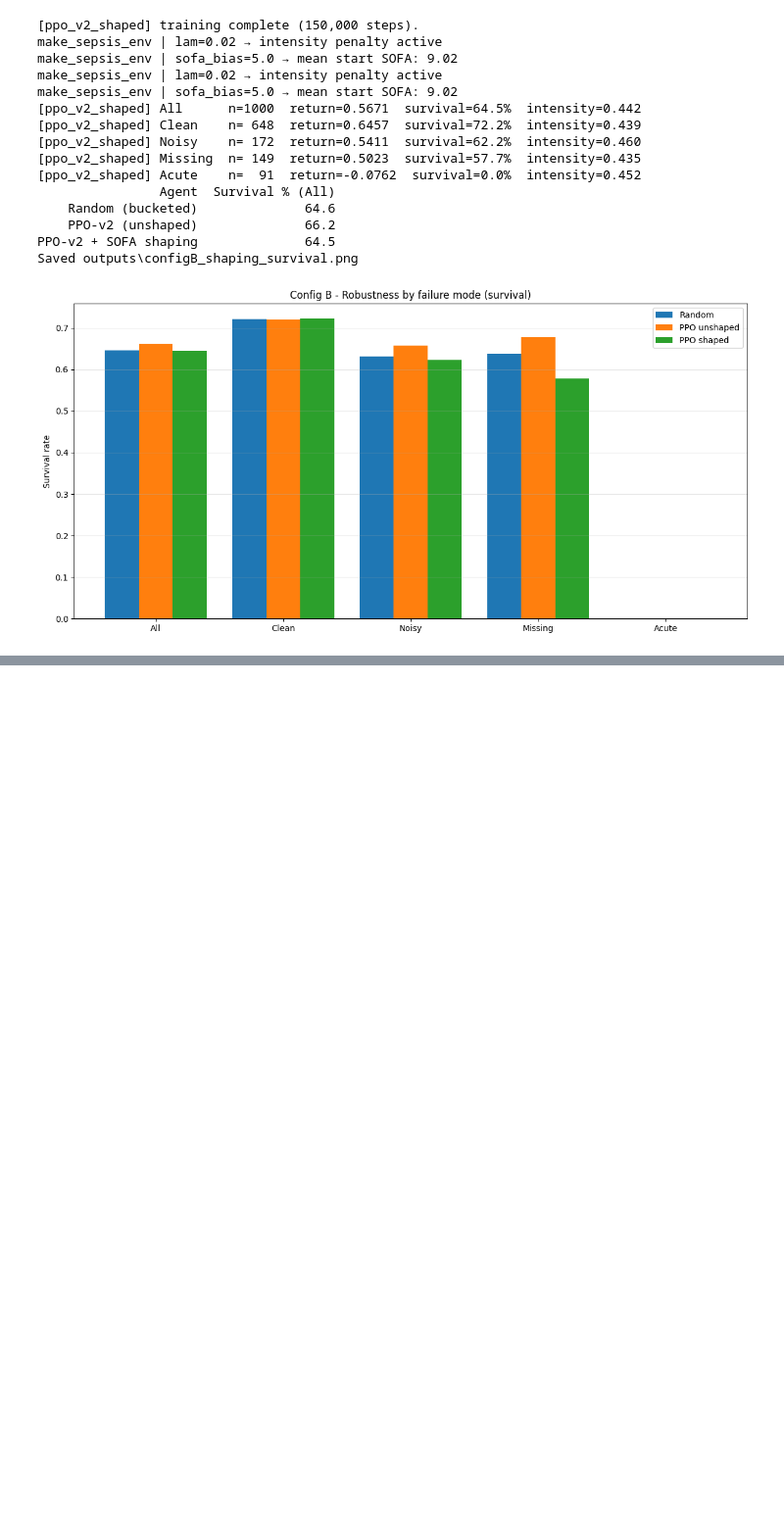
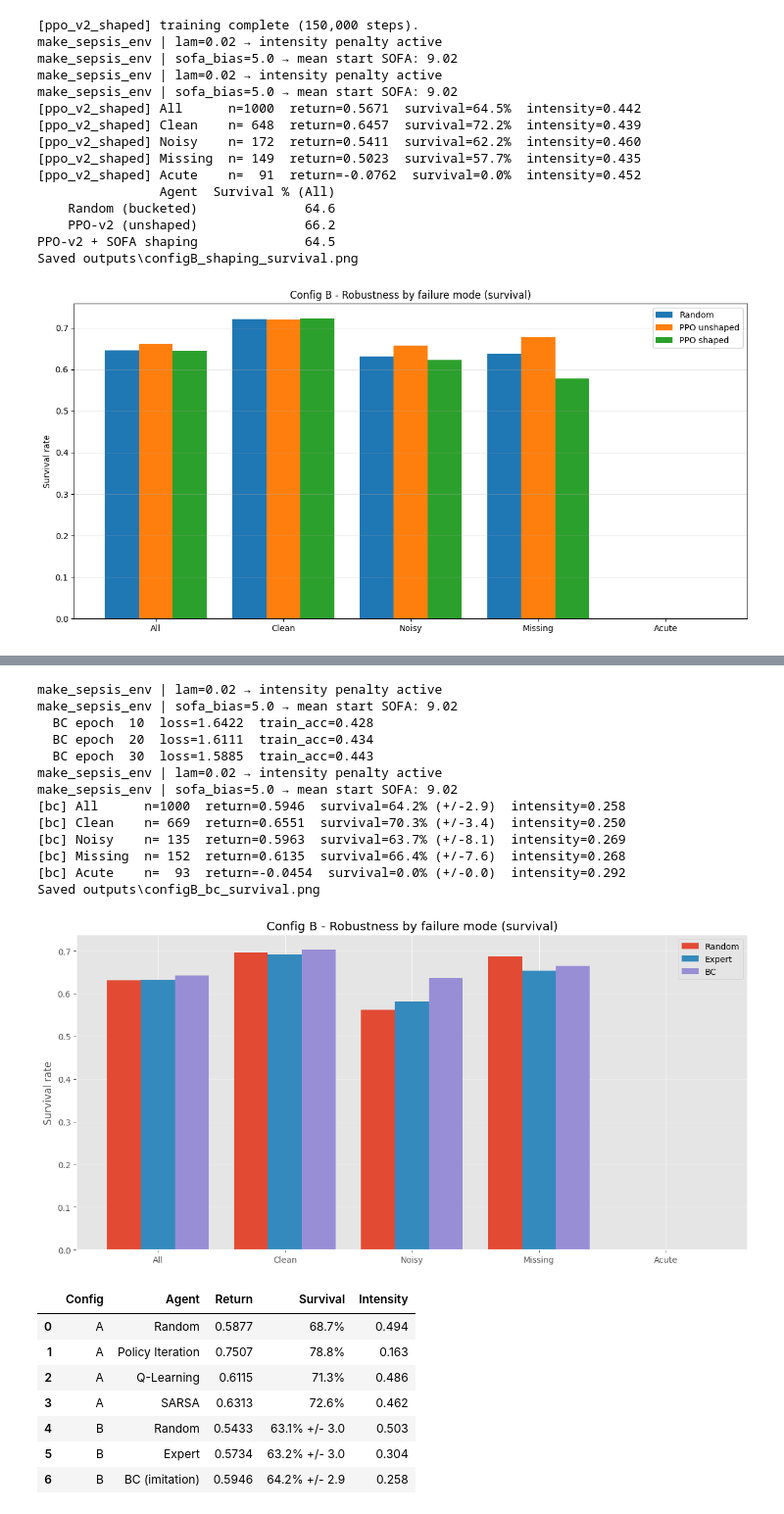
Before and after one commit to tiagoslantunes/rl-icu-sepsis, a Jupyter notebook: rl_sepsis_projectB.ipynb, the cells around one changed output, grey strips where cells are left out. Shown at 98% size. Cells and saved outputs as stored; diff of their text form; code cells hidden in the pictures; blank space fills up the shorter version.

```diff
--- a/rl_sepsis_projectB.ipynb
+++ b/rl_sepsis_projectB.ipynb
@@ -576,0 +656,30 @@ Saved outputs\configB_shaping_survival.png
+# %%
+X, y = srl.collect_expert_demonstrations(n_episodes=4000)
+bc = srl.train_bc(X, y, epochs=30)
+bc_res = srl.evaluate_bc(bc, n_episodes=1000)
+srl.plot_robustness({'Random': rand_buckets, 'Expert': expert_buckets, 'BC': bc_res},
+                    metric='survival', filename='configB_bc_survival.png')
+display(srl.compare_configs({'Random':rand_buckets,'Expert':expert_buckets,'BC (imitation)':bc_res}))
+# %% [output]
+make_sepsis_env | lam=0.02 → intensity penalty active
+make_sepsis_env | sofa_bias=5.0 → mean start SOFA: 9.02
+  BC epoch  10  loss=1.6422  train_acc=0.428
+  BC epoch  20  loss=1.6111  train_acc=0.434
+  BC epoch  30  loss=1.5885  train_acc=0.443
+make_sepsis_env | lam=0.02 → intensity penalty active
+make_sepsis_env | sofa_bias=5.0 → mean start SOFA: 9.02
+[bc] All      n=1000  return=0.5946  survival=64.2% (+/-2.9)  intensity=0.258
+[bc] Clean    n= 669  return=0.6551  survival=70.3% (+/-3.4)  intensity=0.250
+[bc] Noisy    n= 135  return=0.5963  survival=63.7% (+/-8.1)  intensity=0.269
+[bc] Missing  n= 152  return=0.6135  survival=66.4% (+/-7.6)  intensity=0.268
+[bc] Acute    n=  93  return=-0.0454  survival=0.0% (+/-0.0)  intensity=0.292
+Saved outputs\configB_bc_survival.png
+[figure, added]
+|  | Config | Agent | Return | Survival | Intensity |
+| 0 | A | Random | 0.5877 | 68.7% | 0.494 |
+| 1 | A | Policy Iteration | 0.7507 | 78.8% | 0.163 |
+| 2 | A | Q-Learning | 0.6115 | 71.3% | 0.486 |
+| 3 | A | SARSA | 0.6313 | 72.6% | 0.462 |
+| 4 | B | Random | 0.5433 | 63.1% +/- 3.0 | 0.503 |
+| 5 | B | Expert | 0.5734 | 63.2% +/- 3.0 | 0.304 |
+| 6 | B | BC (imitation) | 0.5946 | 64.2% +/- 2.9 | 0.258 |
```
Also changed, not shown: parts of 3 cells of this notebook.
